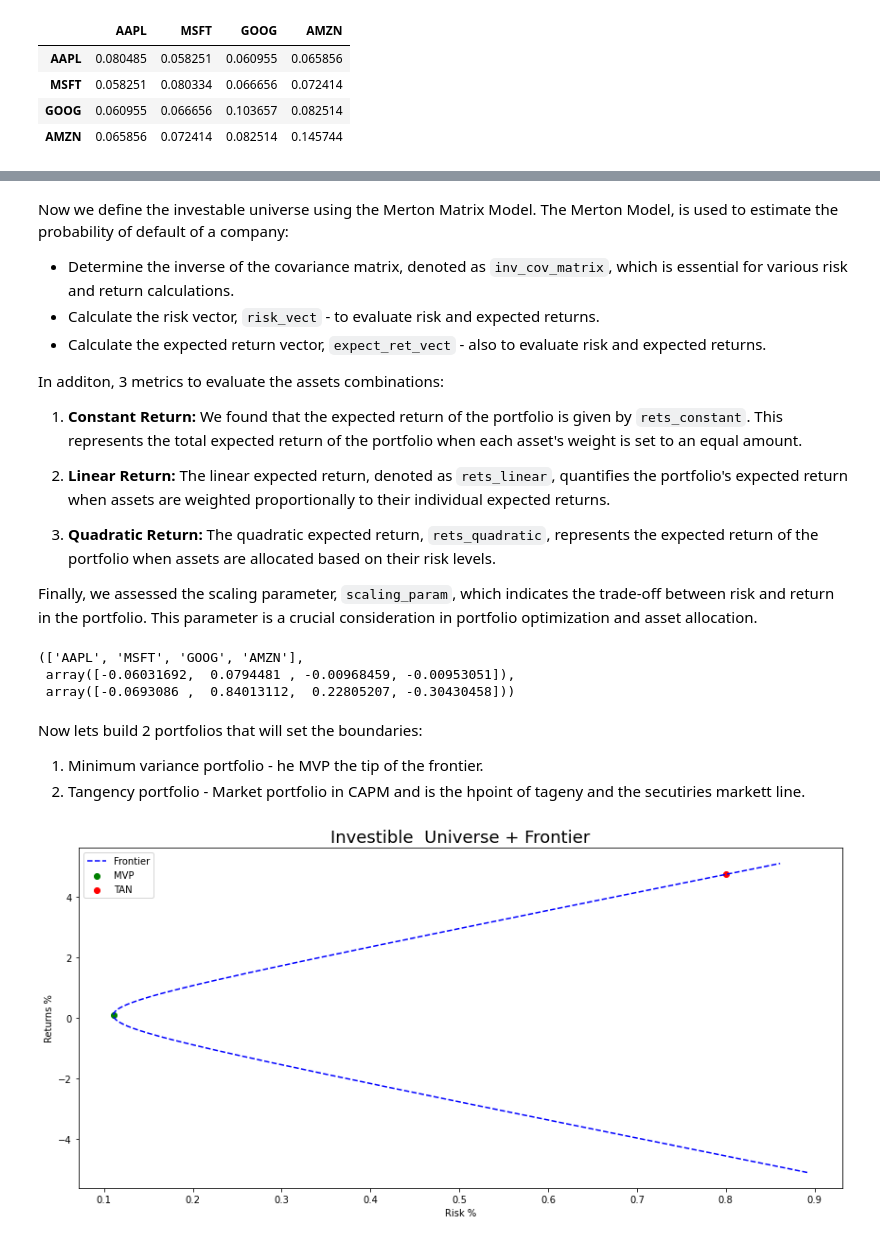
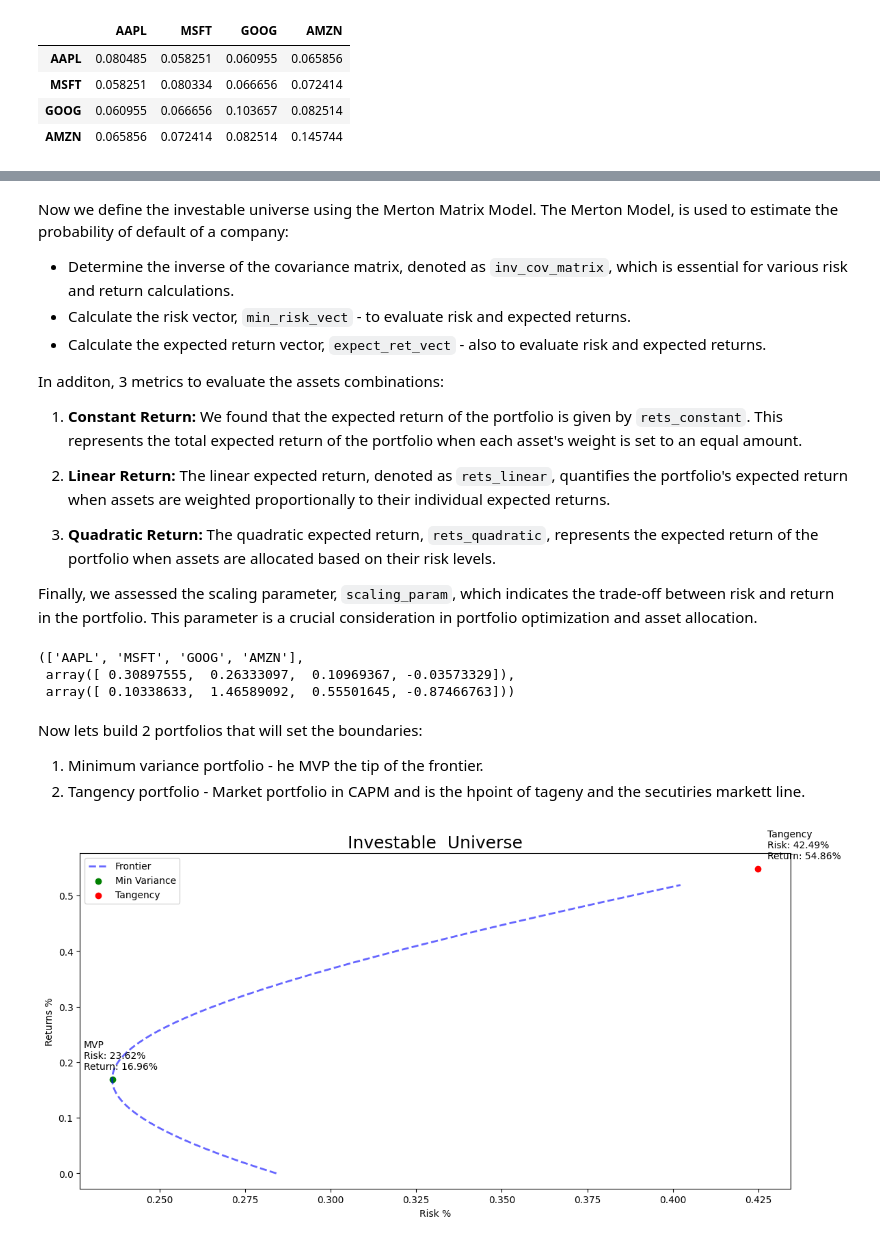
Before and after one commit to adamd1985/quant_research, a Jupyter notebook: efficient-frontier-quant.ipynb, the cells around one changed output, grey strips where cells are left out. Drawn from its saved outputs; the diff is of its cells as text; code cells hidden in the pictures.

```diff
--- a/efficient-frontier-quant.ipynb
+++ b/efficient-frontier-quant.ipynb
@@ -102,0 +138,10 @@ tickers_df.shape, tickers_df.head(2)
+# %%
+tickers = ['AAPL', 'MSFT', 'GOOG', 'AMZN', 'ORCL', 'CRM', 'ADBE']
+
+START_DATE = '2021-01-04'
+END_DATE = '2023-10-31'
+
+tickers_df = load_ticker_prices_ts_df(
+    tickers, START_DATE, END_DATE)
+tickers_df = tickers_df.dropna(axis=1).pct_change().dropna()  # first % is NaN
+tickers_df.head(2)
@@ -114,8 +163,7 @@ We annualized to scale up the returns to represent a full year of risk/return:
 # %%
 TRADING_DAYS_IN_YEAR = 252
 
-rets = ((
-    1 + tickers_df).prod() ** (TRADING_DAYS_IN_YEAR/len(tickers_df))) - 1
+rets = ((1 + tickers_df).prod() ** (TRADING_DAYS_IN_YEAR/len(tickers_df))) - 1
 cov_matrix = tickers_df.cov() * TRADING_DAYS_IN_YEAR
 rets[:4] * 100.0
 # %% [output]
@@ -137,7 +227,7 @@ Now we define the investable universe using the Merton Matrix Model.
 The Merton Model, is used to estimate the probability of default of a company:
 
 - Determine the inverse of the covariance matrix, denoted as `inv_cov_matrix`, which is essential for various risk and return calculations.
-- Calculate the risk vector, `risk_vect` - to evaluate risk and expected returns.
+- Calculate the risk vector, `min_risk_vect` - to evaluate risk and expected returns.
 - Calculate the expected return vector, `expect_ret_vect` - also to evaluate risk and expected returns.
 
 In additon, 3 metrics to evaluate the assets combinations:
@@ -150,55 +240,59 @@ In additon, 3 metrics to evaluate the assets combinations:
 
 Finally, we assessed the scaling parameter, `scaling_param`, which indicates the trade-off between risk and return in the portfolio. This parameter is a crucial consideration in portfolio optimization and asset allocation.
 # %%
-ones = np.ones(len(rets))  # e
-inv_cov_matrix = np.linalg.inv(cov_matrix)
+ones = np.ones(len(rets))  # Equal wieghted portfolio representation
+inv_cov_matrix = np.linalg.inv(cov_matrix) # COV represents movements, its inverse minimizes these
 
-risk_vect = np.matmul(ones, inv_cov_matrix)  # h
-expect_ret_vect = np.matmul(rets, inv_cov_matrix)  # g
+# For optimization facets
+min_risk_vect = np.matmul(ones, inv_cov_matrix) # Sensitivity to variance
+expect_ret_vect = np.matmul(rets, inv_cov_matrix)
 
-rets_constant = np.sum(ones * risk_vect)  # a
-rets_linear = np.sum(rets * risk_vect)  # b
-rets_quadratic = np.sum(rets * expect_ret_vect)  # c
-scaling_param = rets_quadratic * rets_constant - rets_linear ** 2
+# Quadratic relationship between variance and return using a utility function.
+rets_constant = np.sum(ones * min_risk_vect)
+rets_linear = np.sum(rets * min_risk_vect)
+rets_quadratic = np.sum(rets * expect_ret_vect)
+utility_func = (rets_quadratic * rets_constant) - (rets_linear ** 2)
 
+# Minimum variance
+mvp = min_risk_vect / rets_constant
+mvp_ret = rets_linear / rets_constant
+mvp_risk = np.sqrt(1 / rets_constant)
 
-mvp = risk_vect / rets_constant
-mvp_ret = rets_linear / rets_constant
-mvp_risk = (1 / rets_constant) ** (1 / 2)
-
+# Tangecy (0 risk free)
 tan = expect_ret_vect / rets_linear
 tan_ret = rets_quadratic / rets_linear
-tan_risk = rets_quadratic ** (1 / 2) / rets_linear
+tan_risk = np.sqrt(rets_quadratic) / rets_linear
 
-MAX_RETS = 5.1
-BASIS_POINTS = 0.0001
-exp_rets = np.arange(-MAX_RETS, MAX_RETS, BASIS_POINTS)
-risk = ((rets_constant * exp_rets ** 2 - 2 * rets_linear *
-
-        exp_rets + rets_quadratic) / scaling_param) ** (1 / 2)
-
-
+# merton matrix model assumes no restrictions on short.
 tickers[:4], mvp[:4], tan[:4]
 # %% [output]
 (['AAPL', 'MSFT', 'GOOG', 'AMZN'],
- array([-0.06031692,  0.0794481 , -0.00968459, -0.00953051]),
- array([-0.0693086 ,  0.84013112,  0.22805207, -0.30430458]))
+ array([ 0.30897555,  0.26333097,  0.10969367, -0.03573329]),
+ array([ 0.10338633,  1.46589092,  0.55501645, -0.87466763]))
+# %%
+TEN_BASIS_POINTS = 0.001
+exp_rets = np.arange(0, MAX_RETS, TEN_BASIS_POINTS)
+risk_std = np.sqrt(((rets_constant * (exp_rets ** 2)) -
+                    (2 * rets_linear * exp_rets) + rets_quadratic) / utility_func)
 # %% [markdown]
 Now lets build 2 portfolios that will set the boundaries:
 1. Minimum variance portfolio - he MVP the tip of the frontier.
 2. Tangency portfolio - Market portfolio in CAPM and is the hpoint of tageny and the secutiries markett line.
 # %%
+plt.figure(figsize=(12, 6))
+plt.title(f'Investable  Universe', fontsize=18)
 
+plt.plot(risk_std, exp_rets, linestyle='--', color='blue', label="Frontier", linewidth=2, alpha=0.6)
+plt.scatter(mvp_risk, mvp_ret, color='green', label="Min Variance")
+plt.annotate(f'MVP\nRisk: {mvp_risk*100:.2f}%\nReturn: {mvp_ret*100:.2f}%', (mvp_risk, mvp_ret), textcoords="offset points", xytext=(-30,10))
 
-plt.figure(figsize=(12, 6))
-plt.title(f'Investible  Universe + Frontier', fontsize=18)
-plt.plot(risk,  exp_rets, linestyle='--', label='Frontier', color='blue', )
-plt.scatter(mvp_risk, mvp_ret, label='MVP', color='green')
-plt.scatter(tan_risk, tan_ret, label='TAN', color='red')
+plt.scatter(tan_risk, tan_ret, color='red', label="Tangency")
+plt.annotate(f'Tangency\nRisk: {tan_risk*100:.2f}%\nReturn: {tan_ret*100:.2f}%', (tan_risk, tan_ret), textcoords="offset points", xytext=(10,10))
+
 plt.legend(loc='upper left', fontsize=10)
 plt.xlabel('Risk %')
 plt.ylabel('Returns %')
 plt.tight_layout()
 plt.show()
 # %% [output]
-[figure, old version]
+[figure, new version]
```
Also changed, not shown: parts of 9 cells of this notebook.
